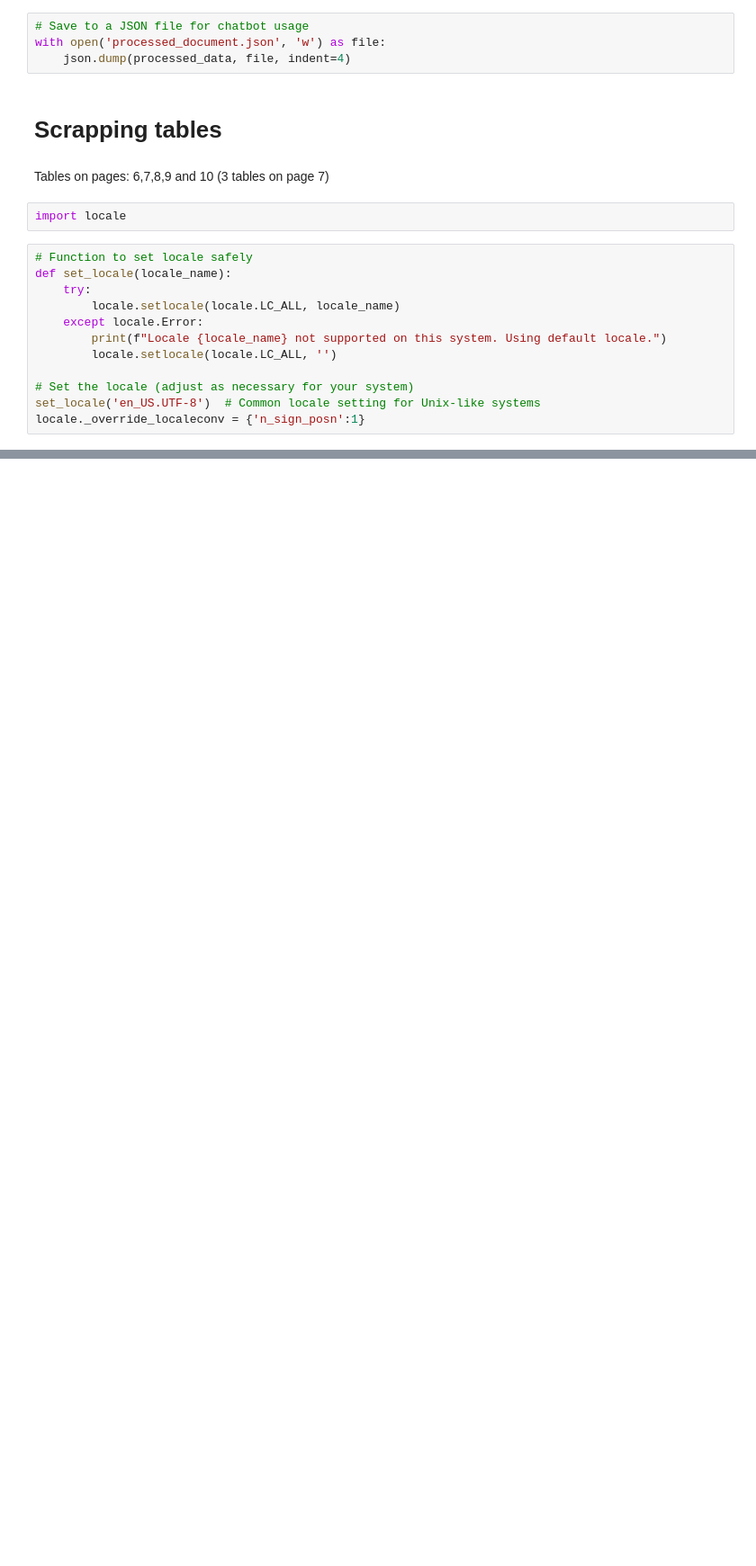
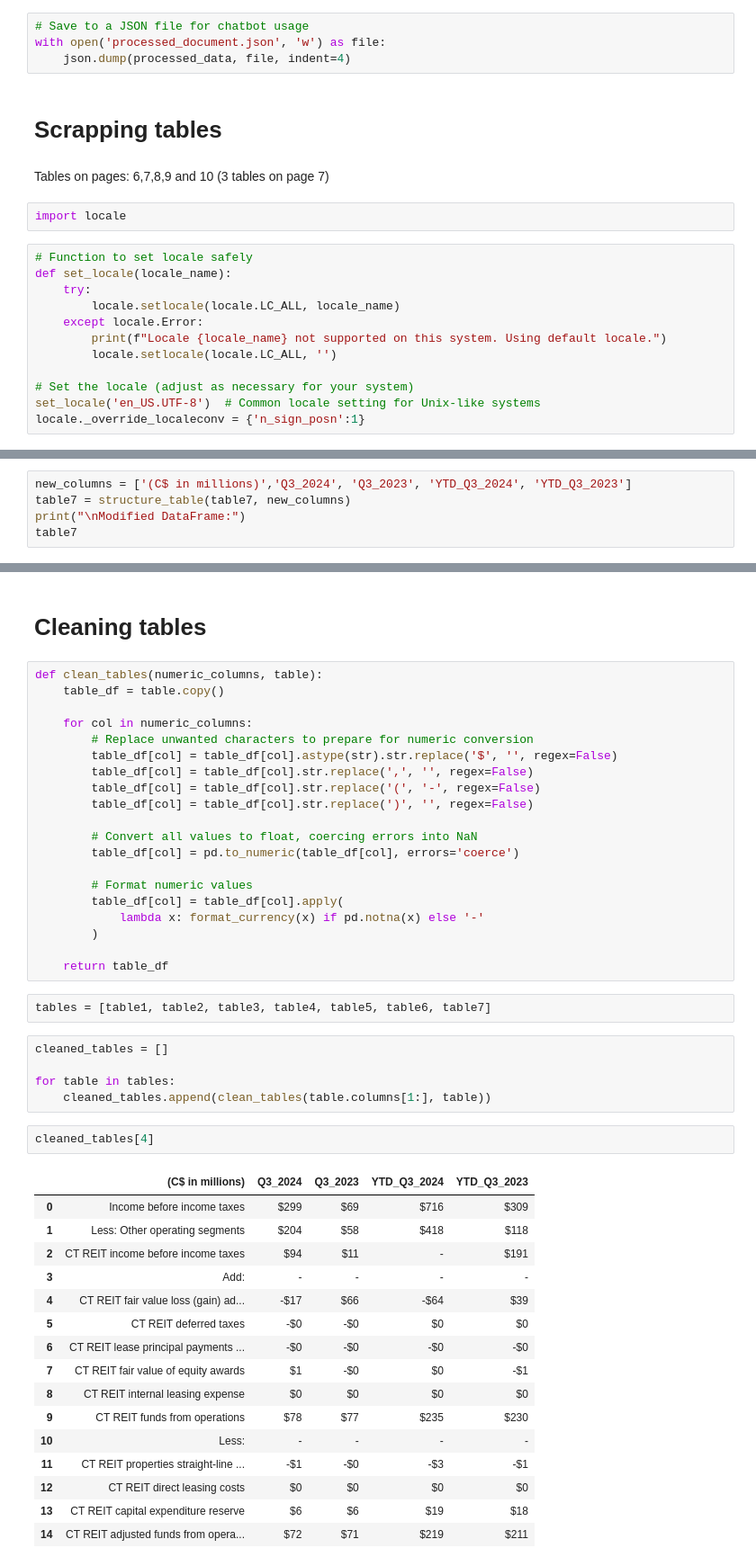
Before and after one commit to andrejet55/CTQuarterReportScrapping, a Jupyter notebook: PDF_Scrapping_on_CT_report.ipynb, the cells around one changed output, grey strips where cells are left out. Shown at 90% size. Saved outputs shown, nothing was run; the diff lists cells and outputs as text; blank space fills up the shorter version.

```diff
--- a/PDF_Scrapping_on_CT_report.ipynb
+++ b/PDF_Scrapping_on_CT_report.ipynb
@@ -530,0 +688,5 @@ table_df.head(15)
+# %%
+new_columns = ['(C$ in millions)','Q3_2024', 'Q3_2023', 'YTD_Q3_2024', 'YTD_Q3_2023']
+table7 = structure_table(table7, new_columns)
+print("\nModified DataFrame:")
+table7
@@ -530,0 +701,48 @@ table_df.head(15)
+# %% [markdown]
+# Cleaning tables
+# %%
+def clean_tables(numeric_columns, table):
+    table_df = table.copy()
+
+    for col in numeric_columns:
+        # Replace unwanted characters to prepare for numeric conversion
+        table_df[col] = table_df[col].astype(str).str.replace('$', '', regex=False)
+        table_df[col] = table_df[col].str.replace(',', '', regex=False)
+        table_df[col] = table_df[col].str.replace('(', '-', regex=False)
+        table_df[col] = table_df[col].str.replace(')', '', regex=False)
+
+        # Convert all values to float, coercing errors into NaN
+        table_df[col] = pd.to_numeric(table_df[col], errors='coerce')
+
+        # Format numeric values
+        table_df[col] = table_df[col].apply(
+            lambda x: format_currency(x) if pd.notna(x) else '-'
+        )
+
+    return table_df
+# %%
+tables = [table1, table2, table3, table4, table5, table6, table7]
+# %%
+cleaned_tables = []
+
+for table in tables:
+    cleaned_tables.append(clean_tables(table.columns[1:], table))
+# %%
+cleaned_tables[4]
+# %% [output]
+|  | (C$ in millions) | Q3_2024 | Q3_2023 | YTD_Q3_2024 | YTD_Q3_2023 |
+| 0 | Income before income taxes | $299 | $69 | $716 | $309 |
+| 1 | Less: Other operating segments | $204 | $58 | $418 | $118 |
+| 2 | CT REIT income before income taxes | $94 | $11 | - | $191 |
+| 3 | Add: | - | - | - | - |
+| 4 | CT REIT fair value loss (gain) ad... | -$17 | $66 | -$64 | $39 |
+| 5 | CT REIT deferred taxes | -$0 | -$0 | $0 | $0 |
+| 6 | CT REIT lease principal payments ... | -$0 | -$0 | -$0 | -$0 |
+| 7 | CT REIT fair value of equity awards | $1 | -$0 | $0 | -$1 |
+| 8 | CT REIT internal leasing expense | $0 | $0 | $0 | $0 |
+| 9 | CT REIT funds from operations | $78 | $77 | $235 | $230 |
+| 10 | Less: | - | - | - | - |
+| 11 | CT REIT properties straight-line ... | -$1 | -$0 | -$3 | -$1 |
+| 12 | CT REIT direct leasing costs | $0 | $0 | $0 | $0 |
+| 13 | CT REIT capital expenditure reserve | $6 | $6 | $19 | $18 |
+| 14 | CT REIT adjusted funds from opera... | $72 | $71 | $219 | $211 |
```
Also changed, not shown: parts of 48 cells of this notebook, 1 other file.
